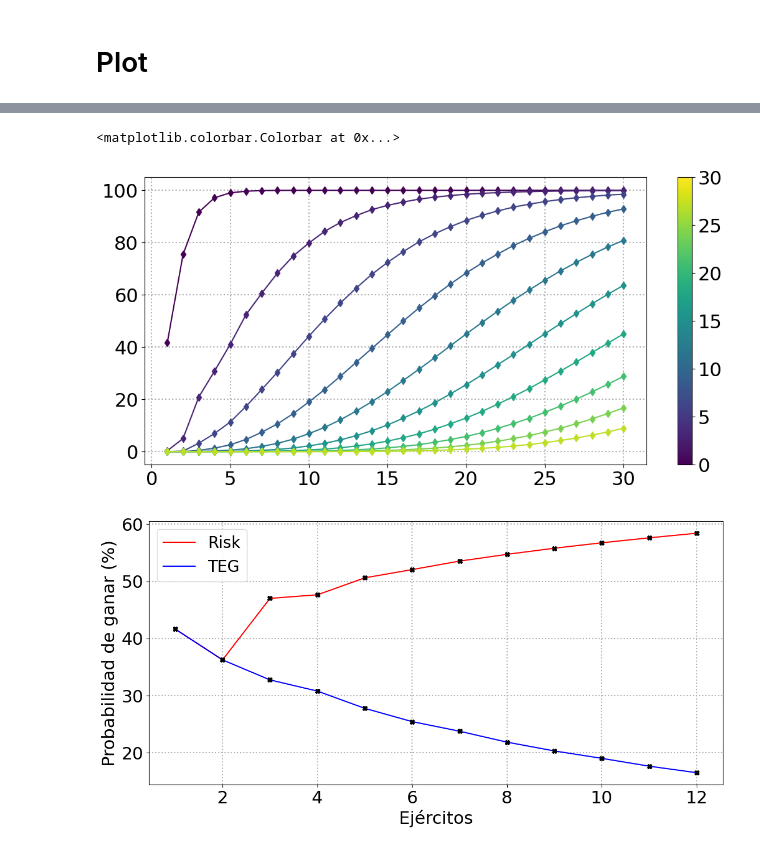
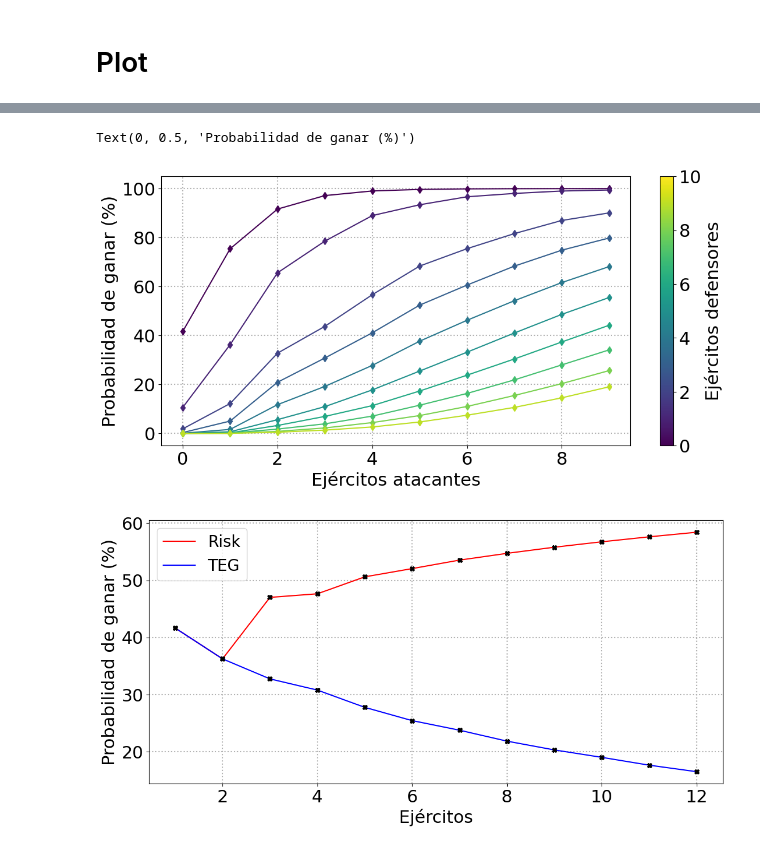
Before and after one commit to julianszere/TEG, a Jupyter notebook: TEG.ipynb, the cells around one changed output, grey strips where cells are left out. Saved outputs shown, nothing was run; the diff lists cells and outputs as text; code cells hidden in the pictures.

```diff
--- a/TEG.ipynb
+++ b/TEG.ipynb
@@ -325,13 +325,16 @@ teg = Game('risk')
 # %% [markdown]
 # Plot
 # %%
+from matplotlib.colors import Normalize
+from matplotlib.cm import ScalarMappable
+
 params = {
     'figure.figsize': (13, 6),
     'axes.grid': True,
     'grid.linestyle': ':',
     'grid.linewidth': 1.5,
     'axes.axisbelow': True,
-    'legend.fontsize': 20,
+    'legend.fontsize': 12,
     'xtick.labelsize': 22,
     'ytick.labelsize': 22,
     'axes.labelsize': 22,
@@ -339,4 +342,5 @@ params = {
 }
 
 plt.rcParams.update(params)
-colors = sns.color_palette()
+colors = sns.color_palette("Set2")
+colors
@@ -346,19 +359,3 @@ risk = Game('risk')
 
 P_teg = teg.getMatrixP() * 100
 P_risk = risk.getMatrixP() * 100
-# %%
-armies_attacker = np.arange(1, max_armies_attacker + 1)
-
-for i, armies_defender in enumerate([0, 1, 2, 3, 5, 10]):
-    plt.plot(armies_attacker, P_teg[:, armies_defender], color=colors[i])
-    plt.plot(armies_attacker, P_teg[:, armies_defender], 'd', color=colors[i], label=f'D={armies_defender}')
-
-plt.legend()
-plt.xlabel('Ejércitos atacantes')
-plt.ylabel('Probabilidad de ganar (%)')
-
-# for i in armies_defender:
-#     i = i - 1
-#     if i % 1 == 0:
-#         plt.plot(armies_defender, P_teg[i, :], 'd', color=colors[i//5])
-#         plt.plot(armies_defender, P_teg[i, :], color=colors[i//5])
@@ -400,23 +362,23 @@ plt.xlim(0, 13)
 # %%
-from matplotlib.colors import Normalize
-from matplotlib.cm import ScalarMappable
+fig, ax = plt.subplots()
 
 colors = plt.cm.viridis(np.linspace(0, 1, max_armies_defender + 1))
 
+armies_attacker = np.arange(0, max_armies_attacker)
 for i in range(max_armies_defender):
-    if i % 3 == 0:
-        plt.plot(armies_attacker, P_teg[:, i], color=colors[i])
-        plt.plot(armies_attacker, P_teg[:, i], 'd', color=colors[i])
+    ax.plot(armies_attacker, P_teg[:, i], color=colors[i])
+    ax.plot(armies_attacker, P_teg[:, i], 'd', color=colors[i])
 
-
-# Add colorbar
 norm = Normalize(vmin=0, vmax=max_armies_defender)
-sm = ScalarMappable(cmap='viridis', norm=norm)
+sm = ScalarMappable(cmap=plt.cm.viridis, norm=norm)
 sm.set_array([])
-plt.colorbar(sm)
+cbar = fig.colorbar(sm, ax=ax)
+cbar.set_label('Ejércitos defensores')
+plt.xlabel('Ejércitos atacantes')
+plt.ylabel('Probabilidad de ganar (%)')
 # %% [output]
-<matplotlib.colorbar.Colorbar at 0x...>
+Text(0, 0.5, 'Probabilidad de ganar (%)')
-[figure, old version]
+[figure, new version]
 # %%
 equal_armies_curve = np.diag(P_risk)
 armies_defender = np.arange(1, max_armies_defender + 1)
```
Also changed, not shown: parts of 8 cells of this notebook, 5 other files.
